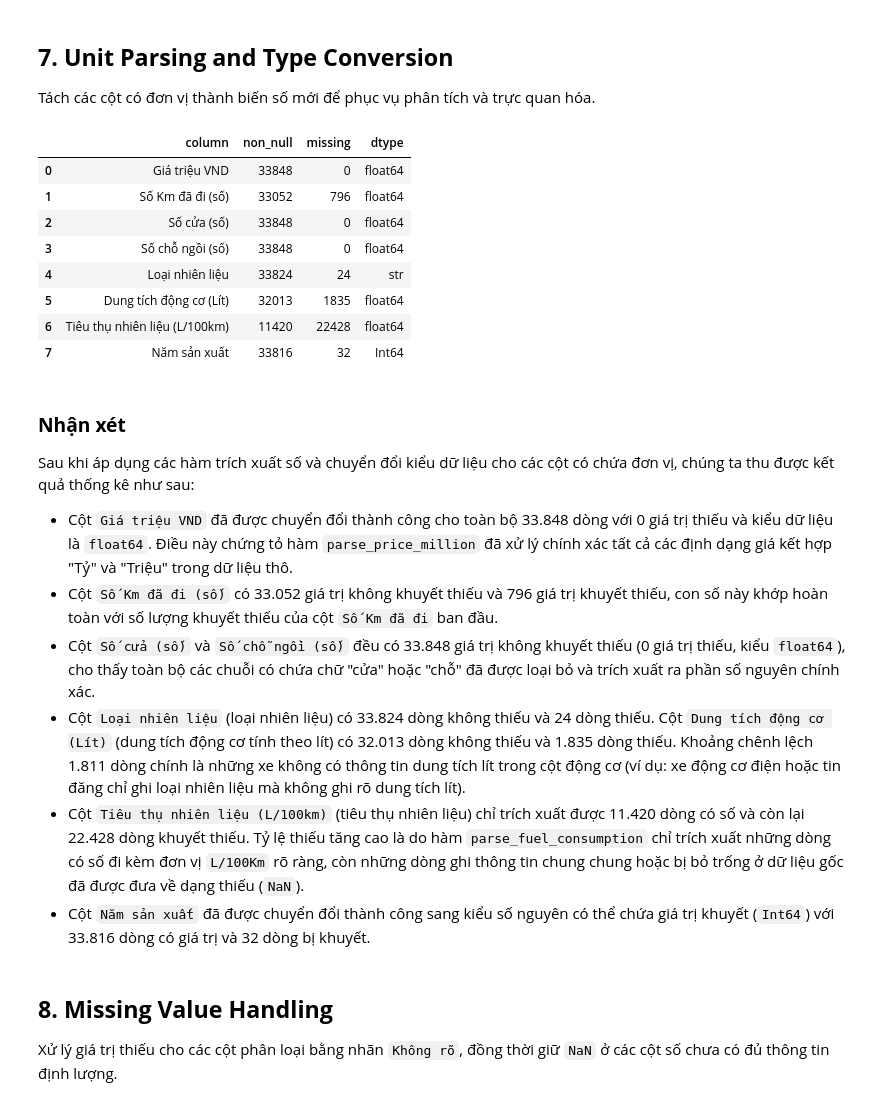
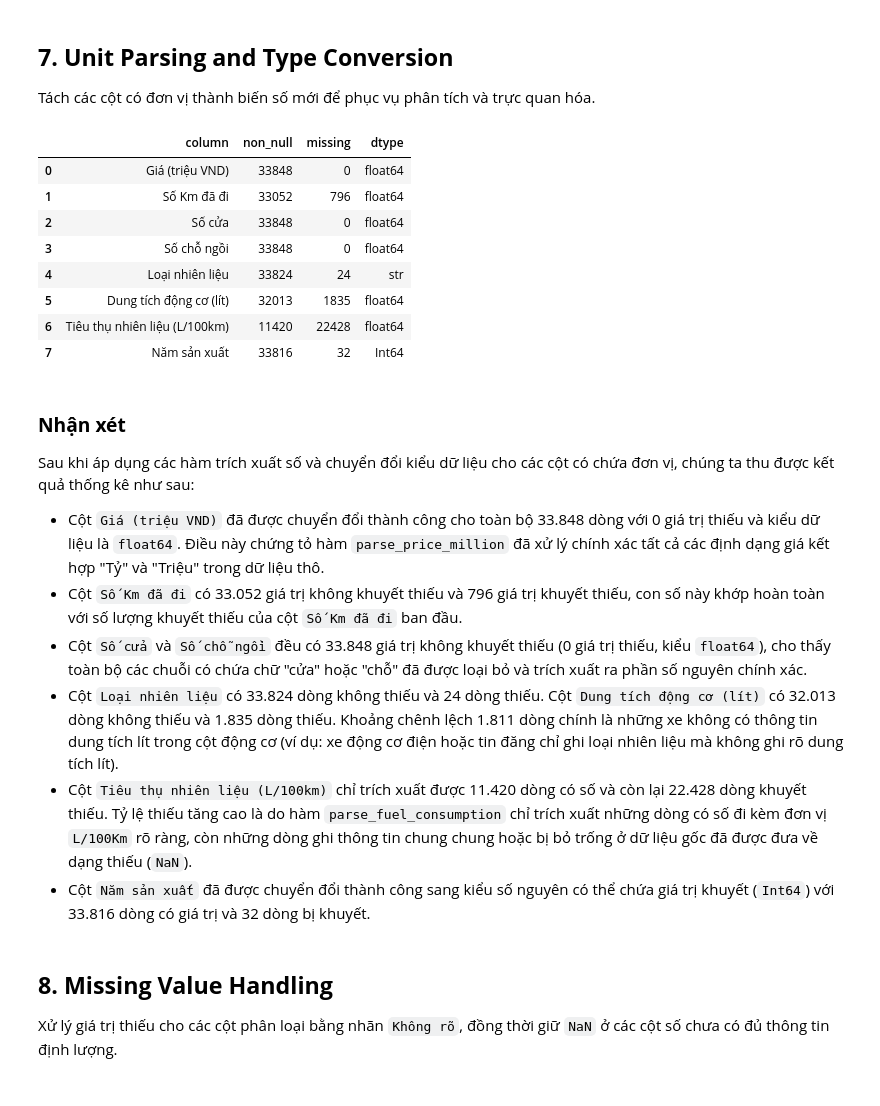
Before and after one commit to HuynhDucThinh/dv_final, a Jupyter notebook: notebook/02_preprocessing.ipynb, the cells around one changed output. Saved outputs shown, nothing was run; the diff lists cells and outputs as text; code cells hidden in the pictures.

```diff
--- a/notebook/02_preprocessing.ipynb
+++ b/notebook/02_preprocessing.ipynb
@@ -349,57 +349,57 @@ def parse_engine(value):
     if pd.isna(text):
         return (np.nan, np.nan)
     match = re.search(r"(.+?)\s*(\d+(?:[\.,]\d+)?)\s*L", text, flags=re.IGNORECASE)
     if match:
         return (clean_text(match.group(1)), float(match.group(2).replace(",", ".")))
     return (text, np.nan)
 
 
-df_processed["Giá triệu VND"] = df_processed["Giá"].map(parse_price_million)
-df_processed["Số Km đã đi (số)"] = df_processed["Số Km đã đi"].map(extract_number)
-df_processed["Số cửa (số)"] = df_processed["Số cửa"].map(extract_number)
-df_processed["Số chỗ ngồi (số)"] = df_processed["Số chỗ ngồi"].map(extract_number)
+df_processed["Giá (triệu VND)"] = df_processed["Giá"].map(parse_price_million)
+df_processed["Số Km đã đi"] = df_processed["Số Km đã đi"].map(extract_number)
+df_processed["Số cửa"] = df_processed["Số cửa"].map(extract_number)
+df_processed["Số chỗ ngồi"] = df_processed["Số chỗ ngồi"].map(extract_number)
 
 engine_parts = df_processed["Động cơ"].map(parse_engine)
 df_processed["Loại nhiên liệu"] = [part[0] for part in engine_parts]
-df_processed["Dung tích động cơ (Lít)"] = [part[1] for part in engine_parts]
+df_processed["Dung tích động cơ (lít)"] = [part[1] for part in engine_parts]
 
 df_processed["Tiêu thụ nhiên liệu (L/100km)"] = df_processed["Tiêu thụ nhiên liệu"].map(parse_fuel_consumption)
 df_processed["Năm sản xuất"] = pd.to_numeric(
     df_processed["Năm sản xuất"], errors="coerce"
 ).astype("Int64")
 
 parsed_cols = [
-    "Giá triệu VND", "Số Km đã đi (số)", "Số cửa (số)", "Số chỗ ngồi (số)",
-    "Loại nhiên liệu", "Dung tích động cơ (Lít)", "Tiêu thụ nhiên liệu (L/100km)", "Năm sản xuất"
+    "Giá (triệu VND)", "Số Km đã đi", "Số cửa", "Số chỗ ngồi",
+    "Loại nhiên liệu", "Dung tích động cơ (lít)", "Tiêu thụ nhiên liệu (L/100km)", "Năm sản xuất"
 ]
 
 parsed_summary = pd.DataFrame({
     "column": parsed_cols,
     "non_null": [df_processed[col].notna().sum() for col in parsed_cols],
     "missing": [df_processed[col].isna().sum() for col in parsed_cols],
     "dtype": [str(df_processed[col].dtype) for col in parsed_cols],
 })
 
 display(parsed_summary)
 # %% [output]
 |  | column | non_null | missing | dtype |
-| 0 | Giá triệu VND | 33848 | 0 | float64 |
-| 1 | Số Km đã đi (số) | 33052 | 796 | float64 |
-| 2 | Số cửa (số) | 33848 | 0 | float64 |
-| 3 | Số chỗ ngồi (số) | 33848 | 0 | float64 |
+| 0 | Giá (triệu VND) | 33848 | 0 | float64 |
+| 1 | Số Km đã đi | 33052 | 796 | float64 |
+| 2 | Số cửa | 33848 | 0 | float64 |
+| 3 | Số chỗ ngồi | 33848 | 0 | float64 |
 | 4 | Loại nhiên liệu | 33824 | 24 | str |
-| 5 | Dung tích động cơ (Lít) | 32013 | 1835 | float64 |
+| 5 | Dung tích động cơ (lít) | 32013 | 1835 | float64 |
 | 6 | Tiêu thụ nhiên liệu (L/100km) | 11420 | 22428 | float64 |
 | 7 | Năm sản xuất | 33816 | 32 | Int64 |
 # %% [markdown]
 ### **Nhận xét**
 
 Sau khi áp dụng các hàm trích xuất số và chuyển đổi kiểu dữ liệu cho các cột có chứa đơn vị, chúng ta thu được kết quả thống kê như sau:
-* Cột `Giá triệu VND` đã được chuyển đổi thành công cho toàn bộ 33.848 dòng với 0 giá trị thiếu và kiểu dữ liệu là `float64`. Điều này chứng tỏ hàm `parse_price_million` đã xử lý chính xác tất cả các định dạng giá kết hợp "Tỷ" và "Triệu" trong dữ liệu thô.
-* Cột `Số Km đã đi (số)` có 33.052 giá trị không khuyết thiếu và 796 giá trị khuyết thiếu, con số này khớp hoàn toàn với số lượng khuyết thiếu của cột `Số Km đã đi` ban đầu.
-* Cột `Số cửa (số)` và `Số chỗ ngồi (số)` đều có 33.848 giá trị không khuyết thiếu (0 giá trị thiếu, kiểu `float64`), cho thấy toàn bộ các chuỗi có chứa chữ "cửa" hoặc "chỗ" đã được loại bỏ và trích xuất ra phần số nguyên chính xác.
-* Cột `Loại nhiên liệu` (loại nhiên liệu) có 33.824 dòng không thiếu và 24 dòng thiếu. Cột `Dung tích động cơ (Lít)` (dung tích động cơ tính theo lít) có 32.013 dòng không thiếu và 1.835 dòng thiếu. Khoảng chênh lệch 1.811 dòng chính là những xe không có thông tin dung tích lít trong cột động cơ (ví dụ: xe động cơ điện hoặc tin đăng chỉ ghi loại nhiên liệu mà không ghi rõ dung tích lít).
-* Cột `Tiêu thụ nhiên liệu (L/100km)` (tiêu thụ nhiên liệu) chỉ trích xuất được 11.420 dòng có số và còn lại 22.428 dòng khuyết thiếu. Tỷ lệ thiếu tăng cao là do hàm `parse_fuel_consumption` chỉ trích xuất những dòng có số đi kèm đơn vị `L/100Km` rõ ràng, còn những dòng ghi thông tin chung chung hoặc bị bỏ trống ở dữ liệu gốc đã được đưa về dạng thiếu (`NaN`).
+* Cột `Giá (triệu VND)` đã được chuyển đổi thành công cho toàn bộ 33.848 dòng với 0 giá trị thiếu và kiểu dữ liệu là `float64`. Điều này chứng tỏ hàm `parse_price_million` đã xử lý chính xác tất cả các định dạng giá kết hợp "Tỷ" và "Triệu" trong dữ liệu thô.
+* Cột `Số Km đã đi` có 33.052 giá trị không khuyết thiếu và 796 giá trị khuyết thiếu, con số này khớp hoàn toàn với số lượng khuyết thiếu của cột `Số Km đã đi` ban đầu.
+* Cột `Số cửa` và `Số chỗ ngồi` đều có 33.848 giá trị không khuyết thiếu (0 giá trị thiếu, kiểu `float64`), cho thấy toàn bộ các chuỗi có chứa chữ "cửa" hoặc "chỗ" đã được loại bỏ và trích xuất ra phần số nguyên chính xác.
+* Cột `Loại nhiên liệu` có 33.824 dòng không thiếu và 24 dòng thiếu. Cột `Dung tích động cơ (lít)` có 32.013 dòng không thiếu và 1.835 dòng thiếu. Khoảng chênh lệch 1.811 dòng chính là những xe không có thông tin dung tích lít trong cột động cơ (ví dụ: xe động cơ điện hoặc tin đăng chỉ ghi loại nhiên liệu mà không ghi rõ dung tích lít).
+* Cột `Tiêu thụ nhiên liệu (L/100km)` chỉ trích xuất được 11.420 dòng có số và còn lại 22.428 dòng khuyết thiếu. Tỷ lệ thiếu tăng cao là do hàm `parse_fuel_consumption` chỉ trích xuất những dòng có số đi kèm đơn vị `L/100Km` rõ ràng, còn những dòng ghi thông tin chung chung hoặc bị bỏ trống ở dữ liệu gốc đã được đưa về dạng thiếu (`NaN`).
 * Cột `Năm sản xuất` đã được chuyển đổi thành công sang kiểu số nguyên có thể chứa giá trị khuyết (`Int64`) với 33.816 dòng có giá trị và 32 dòng bị khuyết.
 # %% [markdown]
 <a id="8-missing-value-handling"></a>
```
Also changed, not shown: parts of 15 cells of this notebook.
